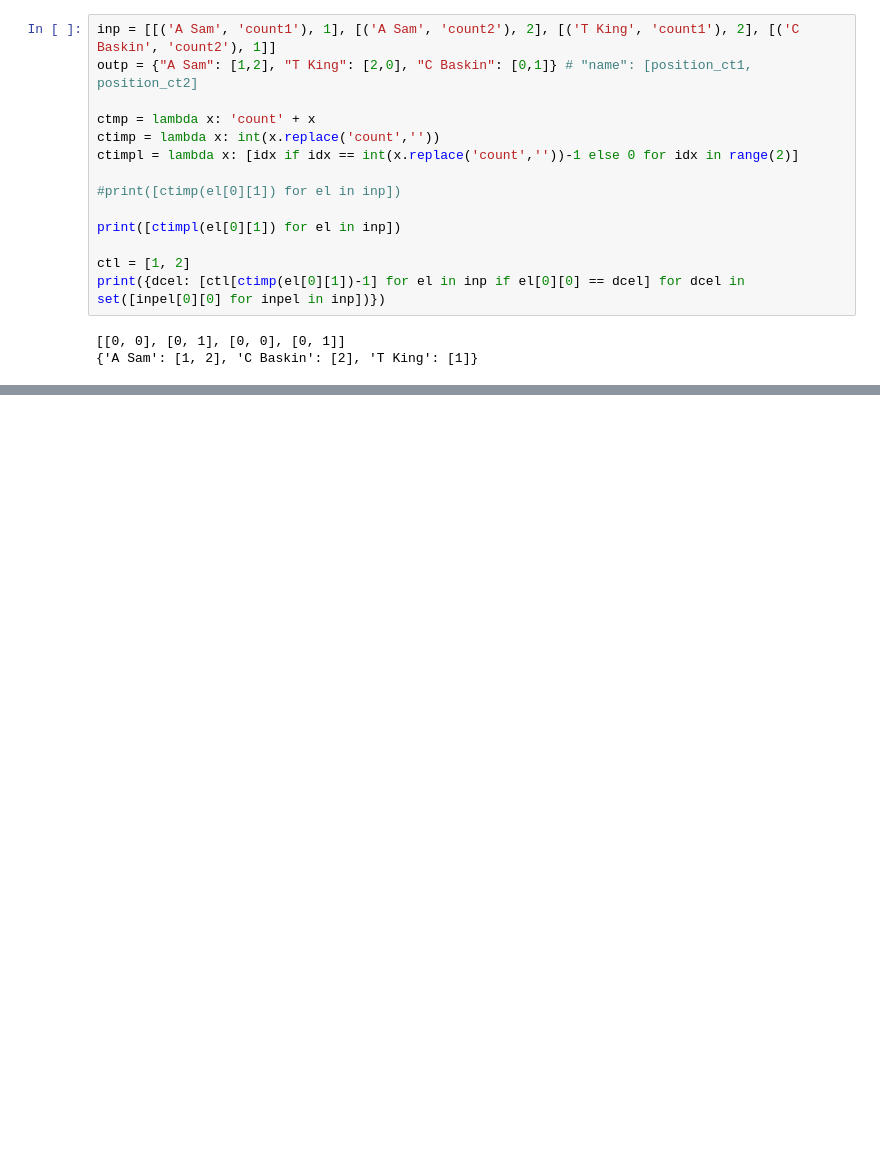
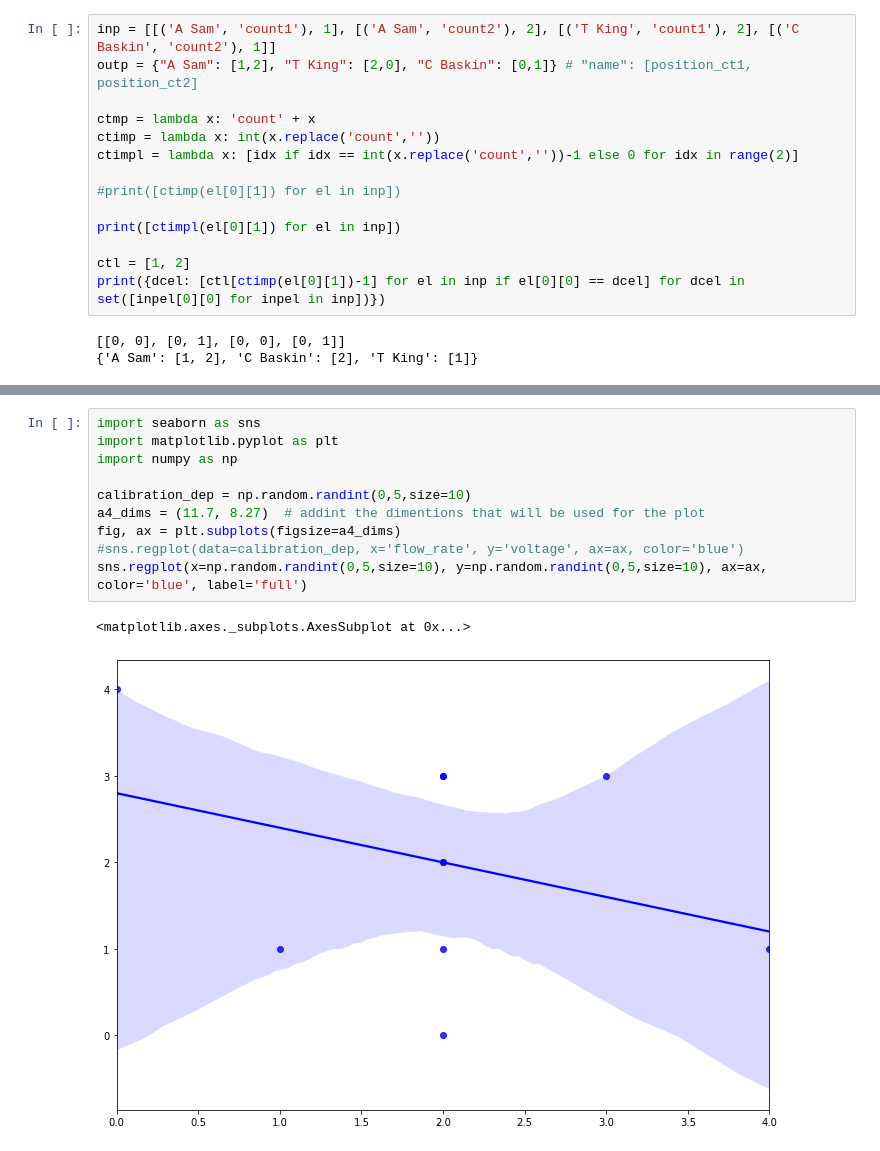
Before and after one commit to Unilmalas/TextAI, a Jupyter notebook: snippets 39.ipynb, the cells around one changed output, grey strips where cells are left out. Saved outputs shown, nothing was run; the diff lists cells and outputs as text; blank space fills up the shorter version.

```diff
--- a/snippets 39.ipynb
+++ b/snippets 39.ipynb
@@ -430,0 +930,13 @@ if __name__ == '__main__':
+# %%
+import seaborn as sns
+import matplotlib.pyplot as plt
+import numpy as np
+
+calibration_dep = np.random.randint(0,5,size=10)
+a4_dims = (11.7, 8.27)  # addint the dimentions that will be used for the plot
+fig, ax = plt.subplots(figsize=a4_dims)
+#sns.regplot(data=calibration_dep, x='flow_rate', y='voltage', ax=ax, color='blue')
+sns.regplot(x=np.random.randint(0,5,size=10), y=np.random.randint(0,5,size=10), ax=ax, color='blue', label='full')
+# %% [output]
+<matplotlib.axes._subplots.AxesSubplot at 0x...>
+[figure, added]
```
Also changed, not shown: parts of 31 cells of this notebook.
